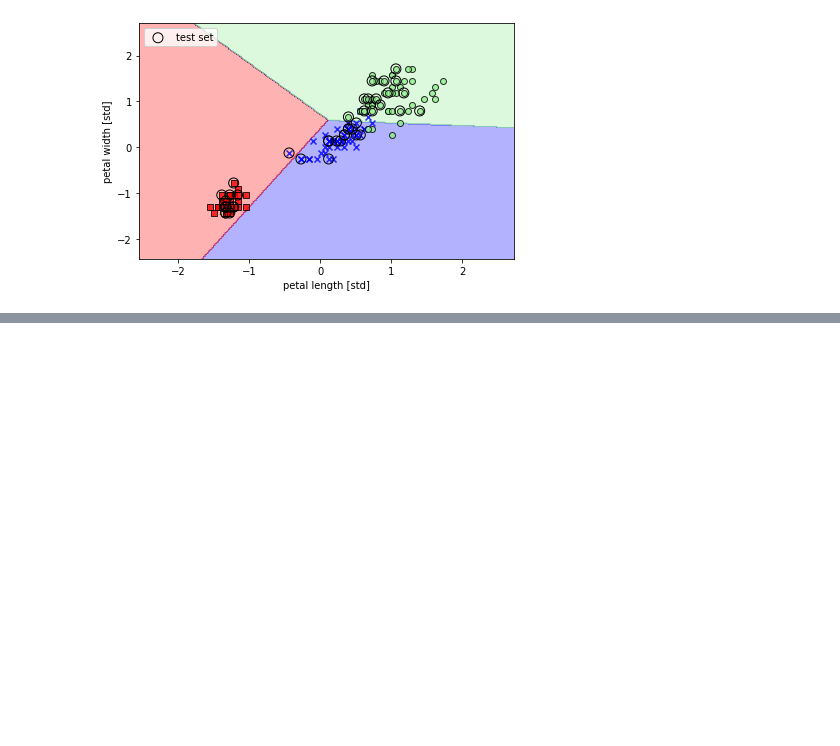
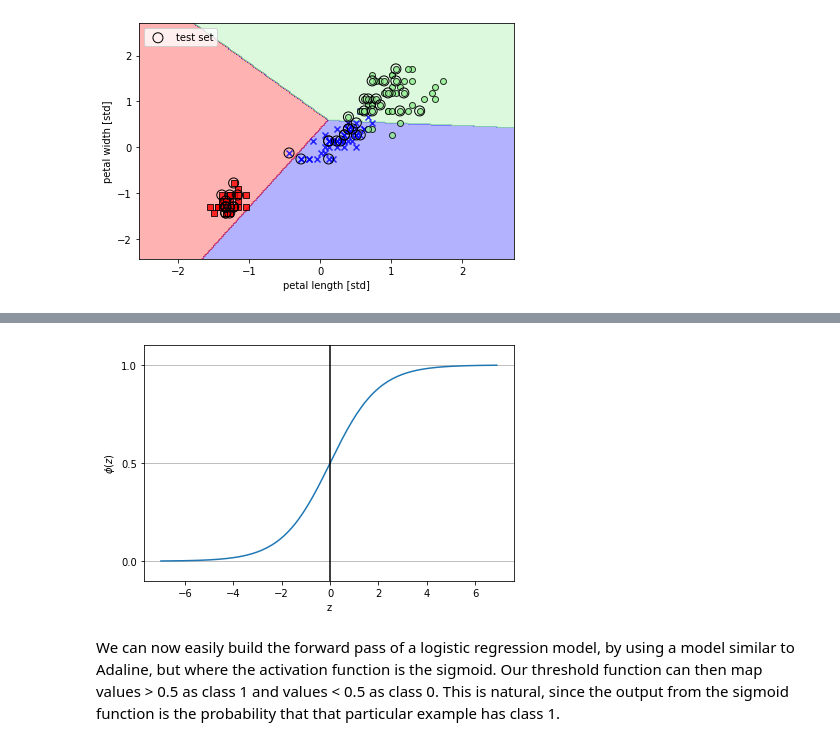
Before and after one commit to Aanderssonn/MachineLearningNotebooks, a Jupyter notebook: classifiers_scikit_learn.ipynb, the cells around one changed output, grey strips where cells are left out. Saved outputs shown, nothing was run; the diff lists cells and outputs as text; code cells hidden in the pictures; blank space fills up the shorter version.

Commit message:
Logistic regression introduction but no implementation

```diff
--- a/classifiers_scikit_learn.ipynb
+++ b/classifiers_scikit_learn.ipynb
@@ -122,0 +157,23 @@ plt.show()
+# %%
+import matplotlib.pyplot as plt
+import numpy as np
+
+def sigmoid(z):
+    return 1/(1 + np.exp(-z))
+
+z = np.arange(-7, 7, 0.1)
+phi_z = sigmoid(z)
+plt.plot(z, phi_z)
+plt.axvline(0, color='k')
+plt.ylim(-0.1, 1.1)
+plt.xlabel('z')
+plt.ylabel('$\phi (z)$')
+plt.yticks([0.0, 0.5, 1.0])
+ax = plt.gca()
+ax.yaxis.grid(True)
+plt.tight_layout()
+plt.show()
+# %% [output]
+[figure, added]
+# %% [markdown]
+We can now easily build the forward pass of a logistic regression model, by using a model similar to Adaline, but where the activation function is the sigmoid. Our threshold function can then map values > 0.5 as class 1 and values < 0.5 as class 0. This is natural, since the output from the sigmoid function is the probability that that particular example has class 1.
```
Also changed, not shown: parts of 1 cell of this notebook.
